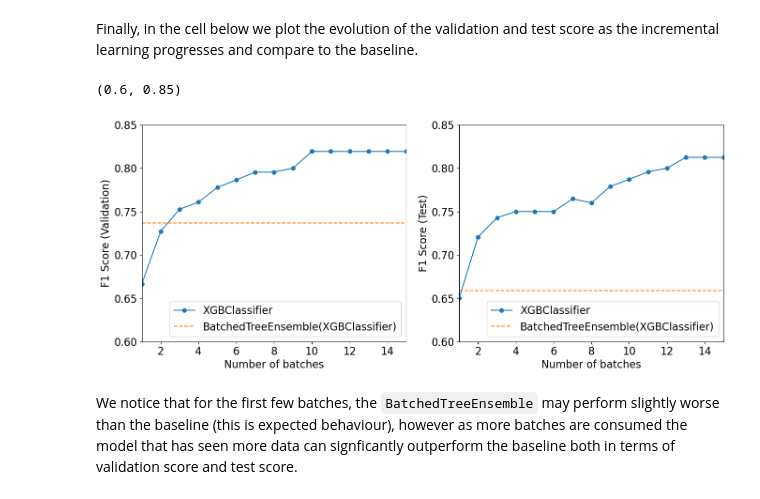
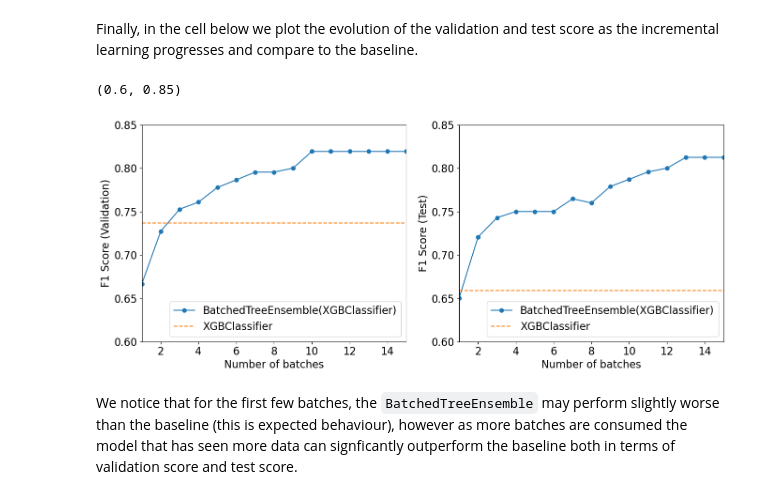
Before and after one commit to IBM/snapml-examples, a Jupyter notebook: examples/incremental_learning/batched_tree_ensemble.ipynb, the cells around one changed output. Drawn from its saved outputs; the diff is of its cells as text; code cells hidden in the pictures.

Commit message:
Fixed legend in plots
Signed-off-by: Thomas Parnell <tpa@zurich.ibm.com>

```diff
--- a/examples/incremental_learning/batched_tree_ensemble.ipynb
+++ b/examples/incremental_learning/batched_tree_ensemble.ipynb
@@ -185,26 +185,26 @@ Finally, in the cell below we plot the evolution of the validation and test scor
 # %%
 import matplotlib.pyplot as plt
 plt.rcParams.update({'font.size': 16})
 
 fig, ax = plt.subplots(nrows=1, ncols=2, figsize=(16, 6))
 
 ax[0].plot(1+result.index, result['f1_val'],'-o')
 ax[0].plot(1+result.index, np.ones_like(result.index)*f1_val_baseline, '--')
 ax[0].set_xlabel("Number of batches")
 ax[0].set_ylabel("F1 Score (Validation)")
-ax[0].legend(["XGBClassifier", "BatchedTreeEnsemble(XGBClassifier)"], loc='lower right')
+ax[0].legend(["BatchedTreeEnsemble(XGBClassifier)", "XGBClassifier"], loc='lower right')
 ax[0].set_xlim([1, n_batches])
 ax[0].set_ylim([0.6, 0.85])
 
 ax[1].plot(1+result.index, result['f1_test'],'-o')
 ax[1].plot(1+result.index, np.ones_like(result.index)*f1_test_baseline, '--')
 ax[1].set_xlabel("Number of batches")
 ax[1].set_ylabel("F1 Score (Test)")
-ax[1].legend(["XGBClassifier", "BatchedTreeEnsemble(XGBClassifier)"], loc='lower right')
+ax[1].legend(["BatchedTreeEnsemble(XGBClassifier)", "XGBClassifier"], loc='lower right')
 ax[1].set_xlim([1, n_batches])
 ax[1].set_ylim([0.6, 0.85])
 # %% [output]
 (0.6, 0.85)
-[figure, old version]
+[figure, new version]
 # %% [markdown]
 We notice that for the first few batches, the `BatchedTreeEnsemble` may perform slightly worse than the baseline (this is expected behaviour), however as more batches are consumed the model that has seen more data can signficantly outperform the baseline both in terms of validation score and test score.
```
